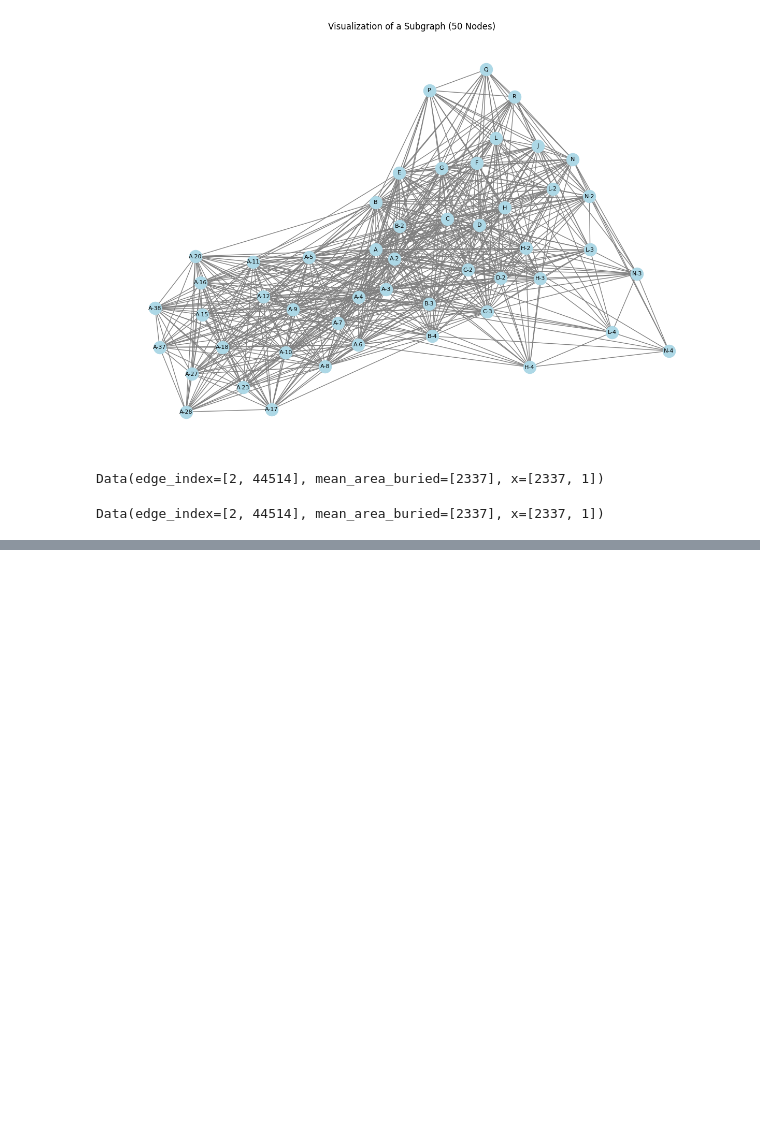
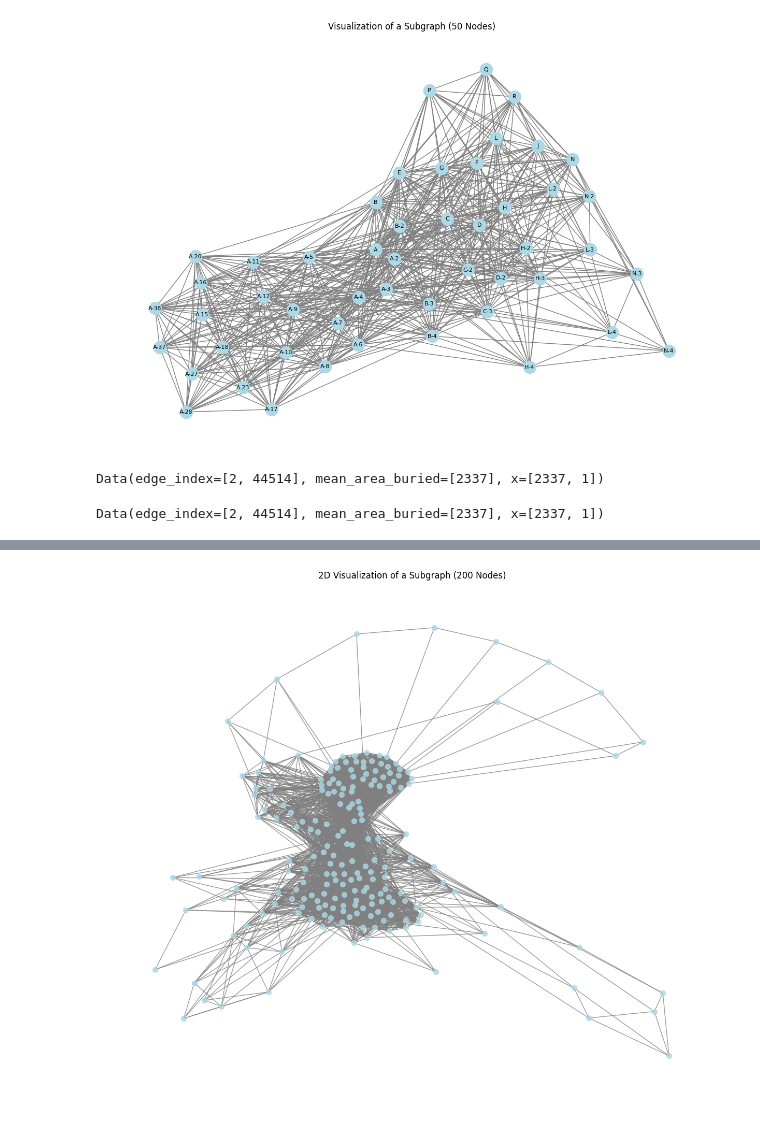
Before and after one commit to saktiworkstation/GNNs-LLMs-Research, a Jupyter notebook: GNN_DOVE.ipynb, the cells around one changed output, grey strips where cells are left out. Cells and saved outputs as stored; diff of their text form; code cells hidden in the pictures; blank space fills up the shorter version.

```diff
--- a/GNN_DOVE.ipynb
+++ b/GNN_DOVE.ipynb
@@ -153,0 +223,19 @@ Data(edge_index=[2, 44514], mean_area_buried=[2337], x=[2337, 1])
+# %%
+# Sample a smaller subgraph for visualization
+subgraph_nodes = list(protein_graph.nodes)[:200]  # Select the first 200 nodes
+subgraph = protein_graph.subgraph(subgraph_nodes)
+
+# Visualize the smaller subgraph using spring layout
+plt.figure(figsize=(12, 10))
+pos = nx.spring_layout(subgraph, seed=42, k=0.2)  # Adjust k for spacing
+
+nx.draw(
+    subgraph, pos,
+    node_size=50, node_color="lightblue", edge_color="gray",
+    with_labels=False, alpha=0.8
+)
+
+plt.title("2D Visualization of a Subgraph (200 Nodes)")
+plt.show()
+# %% [output]
+[figure, added]
```
Also changed, not shown: parts of 10 cells of this notebook.
